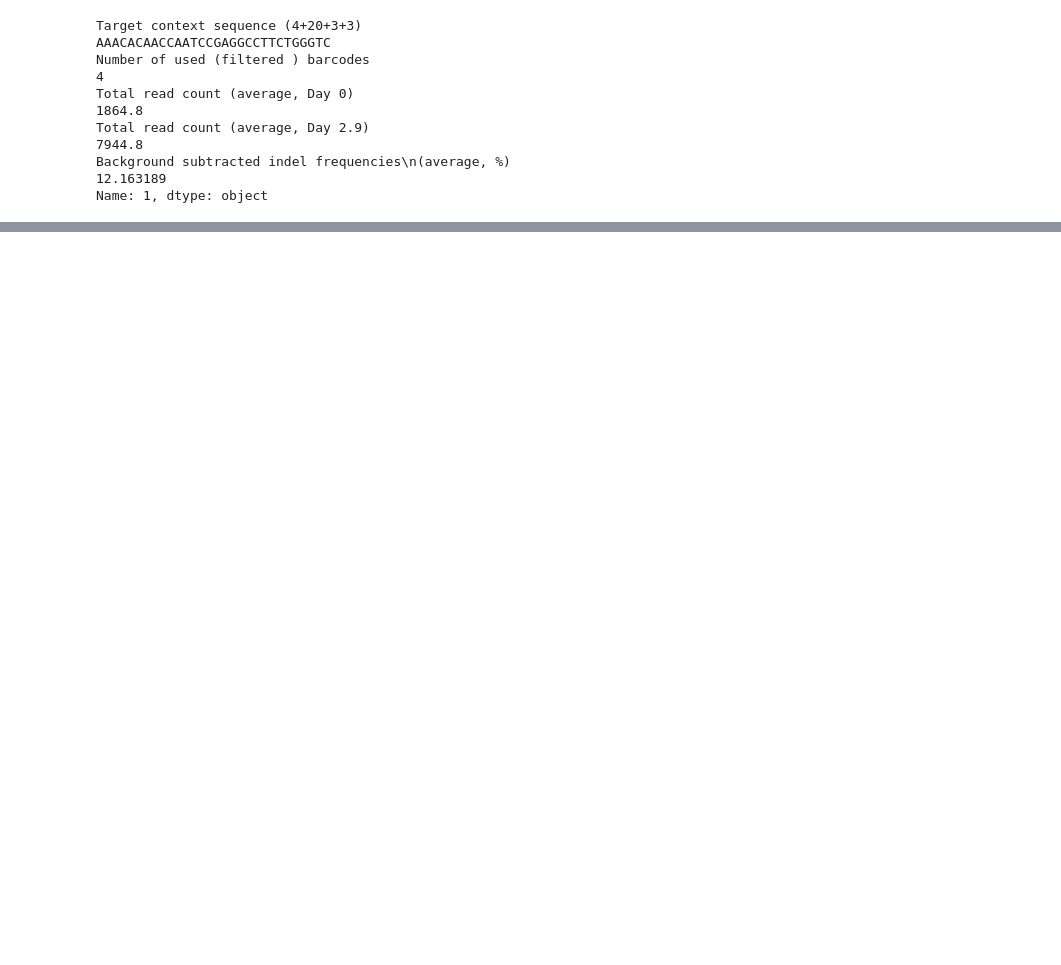
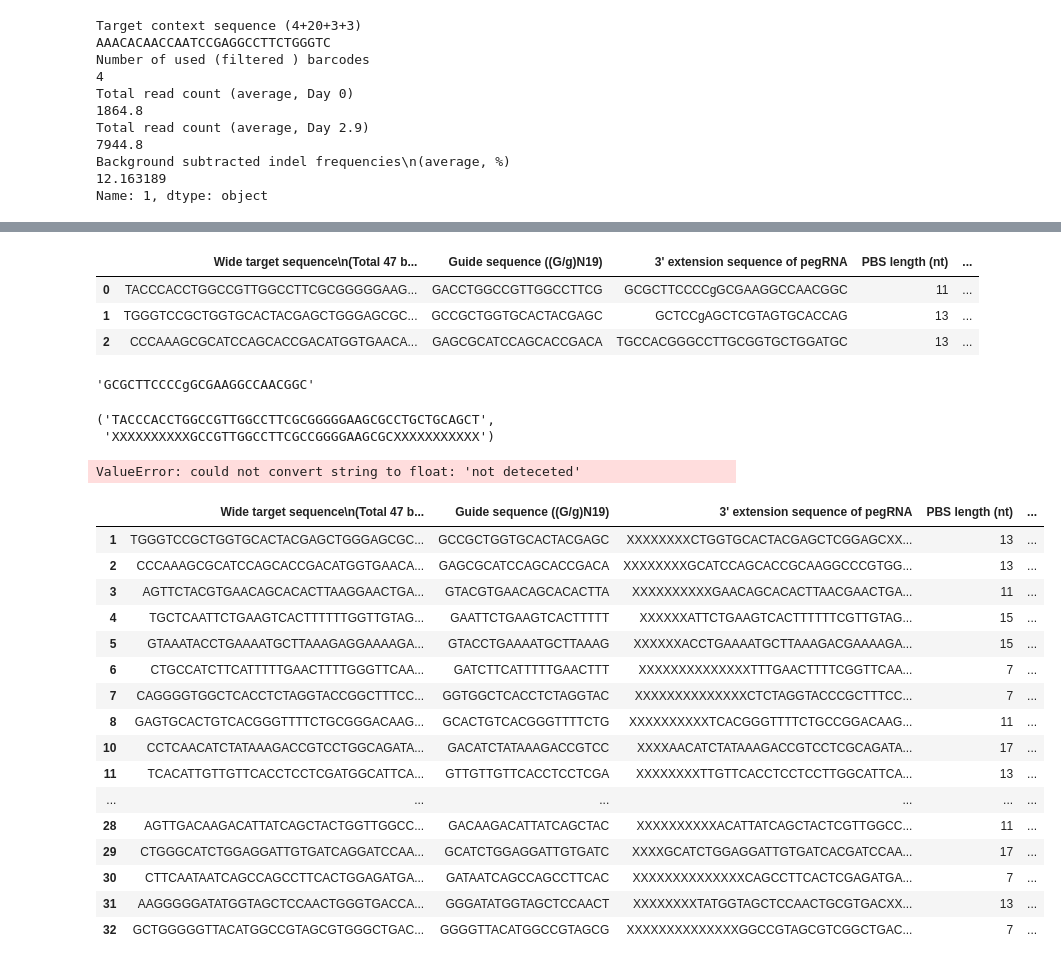
Before and after one commit to limlesssj5781/GeneModelsAttributing, a Jupyter notebook: deep_prime_editing/notebooks/preprocess.ipynb, the cells around one changed output, grey strips where cells are left out. Saved outputs shown, nothing was run; the diff lists cells and outputs as text; code cells hidden in the pictures; blank space fills up the shorter version.

```diff
--- a/deep_prime_editing/notebooks/preprocess.ipynb
+++ b/deep_prime_editing/notebooks/preprocess.ipynb
@@ -101,5 +106,0 @@ exel3
-# %%
-table3 = open("../dataset/table3", "w")
-for i in range(len(exel3)):
-    table3.write("%s %s\n"%(exel3.loc[i][0], exel3.loc[i][1]))
-table3.close()
@@ -105,0 +109,3 @@ table3.close()
+# %%
+exel3 = pd.read_excel("../dataset/41587_2020_677_MOESM3_ESM.xlsx", sheet_name=[0])[0]
+exel3 = pd.DataFrame(exel3.to_numpy()[1:], columns= exel3.iloc[0])
@@ -105,0 +117,68 @@ table3.close()
+# %%
+exel3.head(3)
+# %% [output]
+|  | Wide target sequence\n(Total 47 b... | Guide sequence ((G/g)N19) | 3' extension sequence of pegRNA | PBS length (nt) | ... |
+| 0 | TACCCACCTGGCCGTTGGCCTTCGCGGGGGAAG... | GACCTGGCCGTTGGCCTTCG | GCGCTTCCCCgGCGAAGGCCAACGGC | 11 | ... |
+| 1 | TGGGTCCGCTGGTGCACTACGAGCTGGGAGCGC... | GCCGCTGGTGCACTACGAGC | GCTCCgAGCTCGTAGTGCACCAG | 13 | ... |
+| 2 | CCCAAAGCGCATCCAGCACCGACATGGTGAACA... | GAGCGCATCCAGCACCGACA | TGCCACGGGCCTTGCGGTGCTGGATGC | 13 | ... |
+# %%
+exel3.iloc[0][2]
+# %% [output]
+'GCGCTTCCCCgGCGAAGGCCAACGGC'
+# %%
+# 返回序列从右到左的补码
+def buma(seq):
+    rt = ''
+    trans = {
+        'a':'T',
+        't':'A',
+        'c':'G',
+        'g':'C'
+    }
+    for i in range(len(seq)-1, -1, -1):
+        rt += trans[seq[i].lower()]
+
+    return rt
+
+# 将序列变成和traindata 一样的editedseq
+def reformat(target_seq, pegrna_seq, pbs_length):
+    c = buma(pegrna_seq)
+    left_pos = target_seq.find(c[:pbs_length])
+    assert left_pos >= 0
+    rt =""
+    for i in range(left_pos):
+        rt += 'X'
+    rt ='X'*left_pos + c + 'X'*(47-len(c)-left_pos)
+    return rt
+# %%
+exel3.iloc[0][0],reformat(exel3.iloc[0][0], exel3.iloc[0][2], exel3.iloc[0][3])
+# %% [output]
+('TACCCACCTGGCCGTTGGCCTTCGCGGGGGAAGCGCCTGCTGCAGCT',
+ 'XXXXXXXXXXGCCGTTGGCCTTCGCCGGGGAAGCGCXXXXXXXXXXX')
+# %%
+df_endo = exel3.copy()
+df_endo[df_endo.columns[2]] = [reformat(exel3.iloc[i][0],exel3.iloc[i][2], exel3.iloc[i][3]) for i in range(exel3.shape[0])]
+# %%
+df_endo[df_endo.columns[5]].values.astype(float)
+# %% [output]
+ValueError: could not convert string to float: 'not deteceted'
+# %%
+df_endo[df_endo[df_endo.columns[5]] != 'not deteceted'] #注意是deteceted
+# %% [output]
+|  | Wide target sequence\n(Total 47 b... | Guide sequence ((G/g)N19) | 3' extension sequence of pegRNA | PBS length (nt) | ... |
+| 1 | TGGGTCCGCTGGTGCACTACGAGCTGGGAGCGC... | GCCGCTGGTGCACTACGAGC | XXXXXXXXCTGGTGCACTACGAGCTCGGAGCXX... | 13 | ... |
+| 2 | CCCAAAGCGCATCCAGCACCGACATGGTGAACA... | GAGCGCATCCAGCACCGACA | XXXXXXXXGCATCCAGCACCGCAAGGCCCGTGG... | 13 | ... |
+| 3 | AGTTCTACGTGAACAGCACACTTAAGGAACTGA... | GTACGTGAACAGCACACTTA | XXXXXXXXXXGAACAGCACACTTAACGAACTGA... | 11 | ... |
+| 4 | TGCTCAATTCTGAAGTCACTTTTTTGGTTGTAG... | GAATTCTGAAGTCACTTTTT | XXXXXXATTCTGAAGTCACTTTTTTCGTTGTAG... | 15 | ... |
+| 5 | GTAAATACCTGAAAATGCTTAAAGAGGAAAAGA... | GTACCTGAAAATGCTTAAAG | XXXXXXACCTGAAAATGCTTAAAGACGAAAAGA... | 15 | ... |
+| 6 | CTGCCATCTTCATTTTTGAACTTTTGGGTTCAA... | GATCTTCATTTTTGAACTTT | XXXXXXXXXXXXXXTTTGAACTTTTCGGTTCAA... | 7 | ... |
+| 7 | CAGGGGTGGCTCACCTCTAGGTACCGGCTTTCC... | GGTGGCTCACCTCTAGGTAC | XXXXXXXXXXXXXXCTCTAGGTACCCGCTTTCC... | 7 | ... |
+| 8 | GAGTGCACTGTCACGGGTTTTCTGCGGGACAAG... | GCACTGTCACGGGTTTTCTG | XXXXXXXXXXTCACGGGTTTTCTGCCGGACAAG... | 11 | ... |
+| 10 | CCTCAACATCTATAAAGACCGTCCTGGCAGATA... | GACATCTATAAAGACCGTCC | XXXXAACATCTATAAAGACCGTCCTCGCAGATA... | 17 | ... |
+| 11 | TCACATTGTTGTTCACCTCCTCGATGGCATTCA... | GTTGTTGTTCACCTCCTCGA | XXXXXXXXTTGTTCACCTCCTCCTTGGCATTCA... | 13 | ... |
+| ... | ... | ... | ... | ... | ... |
+| 28 | AGTTGACAAGACATTATCAGCTACTGGTTGGCC... | GACAAGACATTATCAGCTAC | XXXXXXXXXXACATTATCAGCTACTCGTTGGCC... | 11 | ... |
+| 29 | CTGGGCATCTGGAGGATTGTGATCAGGATCCAA... | GCATCTGGAGGATTGTGATC | XXXXGCATCTGGAGGATTGTGATCACGATCCAA... | 17 | ... |
+| 30 | CTTCAATAATCAGCCAGCCTTCACTGGAGATGA... | GATAATCAGCCAGCCTTCAC | XXXXXXXXXXXXXXCAGCCTTCACTCGAGATGA... | 7 | ... |
+| 31 | AAGGGGGATATGGTAGCTCCAACTGGGTGACCA... | GGGATATGGTAGCTCCAACT | XXXXXXXXTATGGTAGCTCCAACTGCGTGACXX... | 13 | ... |
+| 32 | GCTGGGGGTTACATGGCCGTAGCGTGGGCTGAC... | GGGGTTACATGGCCGTAGCG | XXXXXXXXXXXXXXGGCCGTAGCGTCGGCTGAC... | 7 | ... |
```
Also changed, not shown: parts of 5 cells of this notebook, 6 other files.
